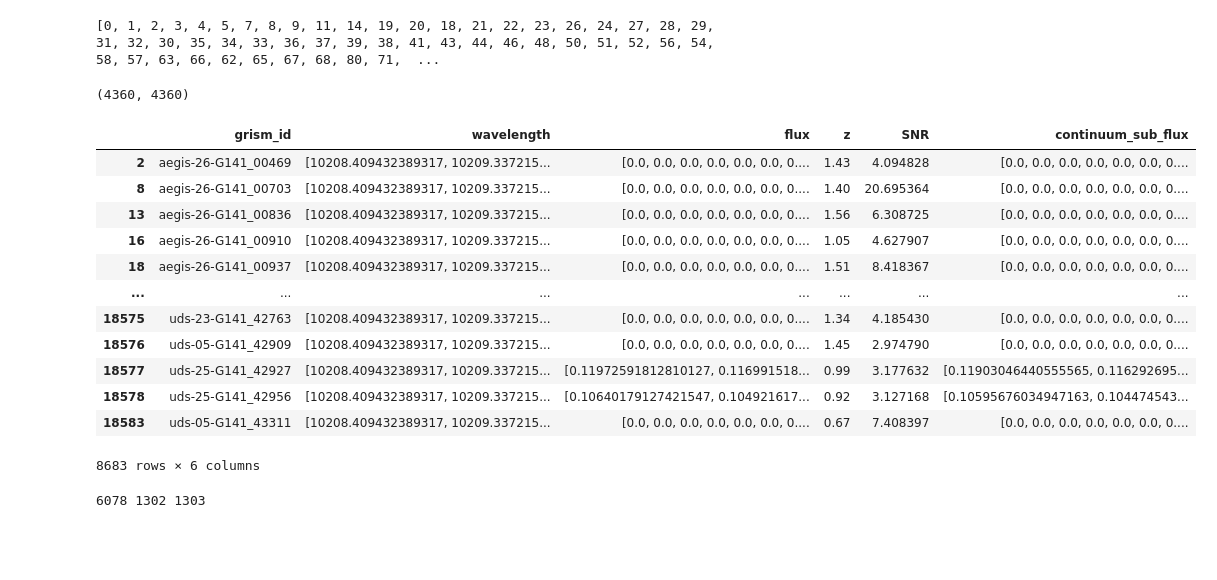
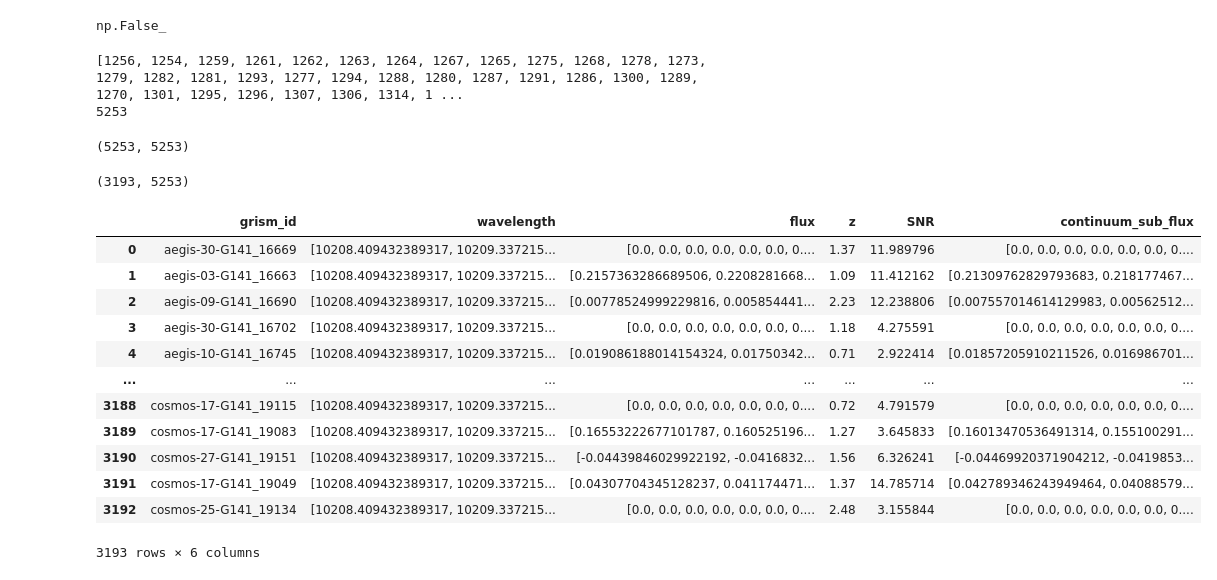
Before and after one commit to CliveKBinu/IMGS-789-Advanced-Robust-ML-for-Interdisciplinary-Imaging-Science-Applications, a Jupyter notebook: group_project/HST_redshift_photo.ipynb, the cells around one changed output. Saved outputs shown, nothing was run; the diff lists cells and outputs as text; code cells hidden in the pictures; blank space fills up the shorter version.

```diff
--- a/group_project/HST_redshift_photo.ipynb
+++ b/group_project/HST_redshift_photo.ipynb
@@ -68,3 +50,3 @@ Name: best.chi_square, Length: 5973, dtype: float64
 # %%
-data_sed_chi_l5 = data_sed[data_sed['best.redchi_square'] <= 5.0]
-data_sed_chi_l5
+data_sed_chi_l5 = data_sed[data_sed['best.reduced_chi_square'] <= 5.0]
+data_sed_chi_l5.reset_index(drop=True, inplace=True)
@@ -85,5 +53,12 @@ data_sed_chi_l5
+# %%
+# Check for NaN values in the data_sed_chi_l5 DataFrame
+data_sed_chi_l5.isnull().any().any()
+# %% [output]
+np.False_
 # %%
 id = [int(i) for i in data_sed_chi_l5['id']]
 print(id)
+print(len(id))
 # %% [output]
-[0, 1, 2, 3, 4, 5, 7, 8, 9, 11, 14, 19, 20, 18, 21, 22, 23, 26, 24, 27, 28, 29, 31, 32, 30, 35, 34, 33, 36, 37, 39, 38, 41, 43, 44, 46, 48, 50, 51, 52, 56, 54, 58, 57, 63, 66, 62, 65, 67, 68, 80, 71,  ...
+[1256, 1254, 1259, 1261, 1262, 1263, 1264, 1267, 1265, 1275, 1268, 1278, 1273, 1279, 1282, 1281, 1293, 1277, 1294, 1288, 1280, 1287, 1291, 1286, 1300, 1289, 1270, 1301, 1295, 1296, 1307, 1306, 1314, 1 ...
+5253
@@ -92,35 +65,33 @@ data = data.iloc[id]
+# %%
+data = data.iloc[id]
+data.reset_index(drop=True, inplace=True)
+len(data) , len(data_sed_chi_l5)
+# %% [output]
+(5253, 5253)
 # %%
-len(data[data['SNR']>=5]), len(data_sed_chi_l5)
+len(data[data['SNR']>=2.5]), len(data_sed_chi_l5)
 # %% [output]
-(4360, 4360)
+(3193, 5253)
 # %%
-data = data[data['SNR']>=2.5]
-data_subset = data[data['z']<1.7]
+data_subset = data[data['SNR']>=2.5]
+# data_subset = data[data['z']<1.7]
+# data_subset = data.copy()
+data_subset.reset_index(drop=True, inplace=True)
 data_subset
 # %% [output]
 |  | grism_id | wavelength | flux | z | SNR | continuum_sub_flux |
-| 2 | aegis-26-G141_00469 | [10208.409432389317, 10209.337215... | [0.0, 0.0, 0.0, 0.0, 0.0, 0.0, 0.... | 1.43 | 4.094828 | [0.0, 0.0, 0.0, 0.0, 0.0, 0.0, 0.... |
-| 8 | aegis-26-G141_00703 | [10208.409432389317, 10209.337215... | [0.0, 0.0, 0.0, 0.0, 0.0, 0.0, 0.... | 1.40 | 20.695364 | [0.0, 0.0, 0.0, 0.0, 0.0, 0.0, 0.... |
-| 13 | aegis-26-G141_00836 | [10208.409432389317, 10209.337215... | [0.0, 0.0, 0.0, 0.0, 0.0, 0.0, 0.... | 1.56 | 6.308725 | [0.0, 0.0, 0.0, 0.0, 0.0, 0.0, 0.... |
-| 16 | aegis-26-G141_00910 | [10208.409432389317, 10209.337215... | [0.0, 0.0, 0.0, 0.0, 0.0, 0.0, 0.... | 1.05 | 4.627907 | [0.0, 0.0, 0.0, 0.0, 0.0, 0.0, 0.... |
-| 18 | aegis-26-G141_00937 | [10208.409432389317, 10209.337215... | [0.0, 0.0, 0.0, 0.0, 0.0, 0.0, 0.... | 1.51 | 8.418367 | [0.0, 0.0, 0.0, 0.0, 0.0, 0.0, 0.... |
+| 0 | aegis-30-G141_16669 | [10208.409432389317, 10209.337215... | [0.0, 0.0, 0.0, 0.0, 0.0, 0.0, 0.... | 1.37 | 11.989796 | [0.0, 0.0, 0.0, 0.0, 0.0, 0.0, 0.... |
+| 1 | aegis-03-G141_16663 | [10208.409432389317, 10209.337215... | [0.2157363286689506, 0.2208281668... | 1.09 | 11.412162 | [0.21309762829793683, 0.218177467... |
+| 2 | aegis-09-G141_16690 | [10208.409432389317, 10209.337215... | [0.00778524999229816, 0.005854441... | 2.23 | 12.238806 | [0.007557014614129983, 0.00562512... |
+| 3 | aegis-30-G141_16702 | [10208.409432389317, 10209.337215... | [0.0, 0.0, 0.0, 0.0, 0.0, 0.0, 0.... | 1.18 | 4.275591 | [0.0, 0.0, 0.0, 0.0, 0.0, 0.0, 0.... |
+| 4 | aegis-10-G141_16745 | [10208.409432389317, 10209.337215... | [0.019086188014154324, 0.01750342... | 0.71 | 2.922414 | [0.01857205910211526, 0.016986701... |
 | ... | ... | ... | ... | ... | ... | ... |
-| 18575 | uds-23-G141_42763 | [10208.409432389317, 10209.337215... | [0.0, 0.0, 0.0, 0.0, 0.0, 0.0, 0.... | 1.34 | 4.185430 | [0.0, 0.0, 0.0, 0.0, 0.0, 0.0, 0.... |
-| 18576 | uds-05-G141_42909 | [10208.409432389317, 10209.337215... | [0.0, 0.0, 0.0, 0.0, 0.0, 0.0, 0.... | 1.45 | 2.974790 | [0.0, 0.0, 0.0, 0.0, 0.0, 0.0, 0.... |
-| 18577 | uds-25-G141_42927 | [10208.409432389317, 10209.337215... | [0.11972591812810127, 0.116991518... | 0.99 | 3.177632 | [0.11903046440555565, 0.116292695... |
-| 18578 | uds-25-G141_42956 | [10208.409432389317, 10209.337215... | [0.10640179127421547, 0.104921617... | 0.92 | 3.127168 | [0.10595676034947163, 0.104474543... |
-| 18583 | uds-05-G141_43311 | [10208.409432389317, 10209.337215... | [0.0, 0.0, 0.0, 0.0, 0.0, 0.0, 0.... | 0.67 | 7.408397 | [0.0, 0.0, 0.0, 0.0, 0.0, 0.0, 0.... |
+| 3188 | cosmos-17-G141_19115 | [10208.409432389317, 10209.337215... | [0.0, 0.0, 0.0, 0.0, 0.0, 0.0, 0.... | 0.72 | 4.791579 | [0.0, 0.0, 0.0, 0.0, 0.0, 0.0, 0.... |
+| 3189 | cosmos-17-G141_19083 | [10208.409432389317, 10209.337215... | [0.16553222677101787, 0.160525196... | 1.27 | 3.645833 | [0.16013470536491314, 0.155100291... |
+| 3190 | cosmos-27-G141_19151 | [10208.409432389317, 10209.337215... | [-0.04439846029922192, -0.0416832... | 1.56 | 6.326241 | [-0.04469920371904212, -0.0419853... |
+| 3191 | cosmos-17-G141_19049 | [10208.409432389317, 10209.337215... | [0.04307704345128237, 0.041174471... | 1.37 | 14.785714 | [0.042789346243949464, 0.04088579... |
+| 3192 | cosmos-25-G141_19134 | [10208.409432389317, 10209.337215... | [0.0, 0.0, 0.0, 0.0, 0.0, 0.0, 0.... | 2.48 | 3.155844 | [0.0, 0.0, 0.0, 0.0, 0.0, 0.0, 0.... |
-8683 rows × 6 columns
+3193 rows × 6 columns
-# %%
-# Split the data into 70% train and 30% temp_test
-train_df, temp_test_df = train_test_split(data_subset, test_size=0.3, random_state=42)
-
-# Split the temp_test into 50% test and 50% validation, which is 15% each of the original
-test_df, val_df = train_test_split(temp_test_df, test_size=0.5, random_state=42)
-
-print(len(train_df),len(test_df),len(val_df))
-# %% [output]
-6078 1302 1303
 # %%
 
 from SpecPT import (
```
Also changed, not shown: parts of 24 cells of this notebook, 2 other files.
